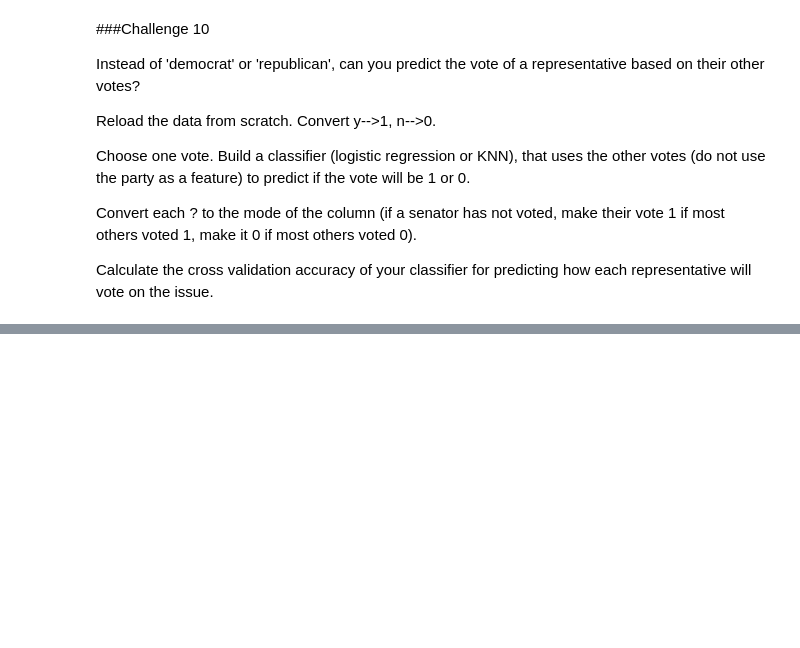
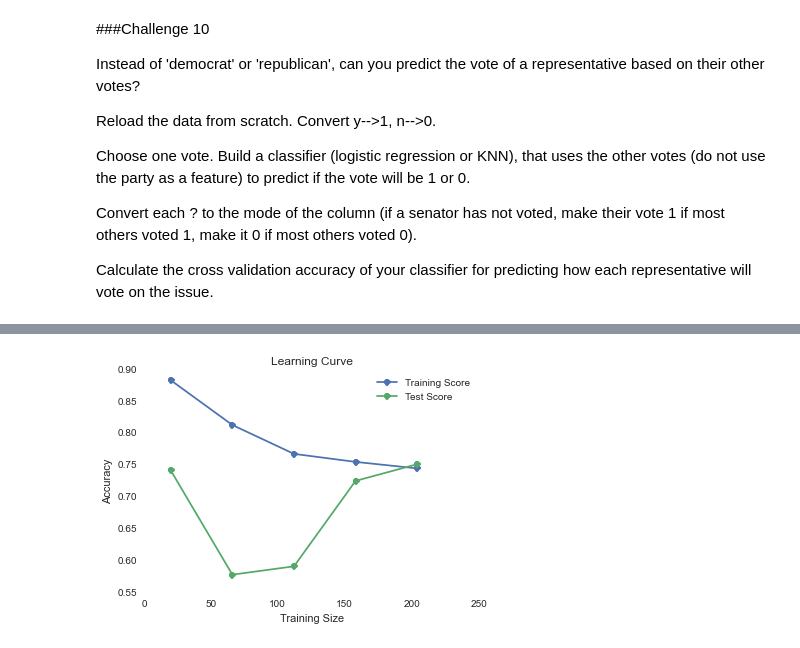
Before and after one commit to marcolunardi/GetData_Assignment, a Jupyter notebook: 04-mcnulty1/Supervised_Learning_Challenges/Dan/Supervised Learning Coding Exercises.ipynb, the cells around one changed output, grey strips where cells are left out. Saved outputs shown, nothing was run; the diff lists cells and outputs as text; code cells hidden in the pictures; blank space fills up the shorter version.

```diff
--- a/04-mcnulty1/Supervised_Learning_Challenges/Dan/Supervised Learning Coding Exercises.ipynb
+++ b/04-mcnulty1/Supervised_Learning_Challenges/Dan/Supervised Learning Coding Exercises.ipynb
@@ -413,0 +493,15 @@ What are the coefficients of logistic regression? Which features affect the outc
+# %%
+# split data into predictors/outcome
+# build a logistic regression model to predict survival after 5 years
+
+hm_predictor = haberman.iloc[:, :3]
+hm_outcome = haberman.iloc[:, 3]
+
+hm_train_input, hm_test_input, hm_train_outcome, hm_test_outcome = train_test_split(hm_predictor, hm_outcome, test_size = 0.33, random_state = 42)
+
+predict_survival = LogisticRegression()
+predict_survival.fit(hm_train_input, hm_train_outcome)
+pred_survival_results = predict_survival.predict(hm_test_input)
+
+hm_pred_acc = accuracy_score(hm_test_outcome, pred_survival_results)
+print "Logistic Regression accuracy of survival: " + "%.3f" % hm_pred_acc
@@ -413,0 +521,18 @@ What are the coefficients of logistic regression? Which features affect the outc
+# %%
+# create a learning curve of a logistic regression model
+
+hm_train_sizes, hm_train_scores, hm_test_scores = learning_curve(LogisticRegression(), hm_predictor, hm_outcome)
+
+hm_train_cv_err = np.mean(hm_train_scores,axis=1)
+hm_test_cv_err = np.mean(hm_test_scores,axis=1)
+
+plt.figure()
+plt.plot(hm_train_sizes, hm_train_cv_err, 'o-', label = "Training Score")
+plt.plot(hm_train_sizes, hm_test_cv_err, 'o-', label = "Test Score")
+plt.legend(loc="best")
+plt.title("Learning Curve")
+plt.xlabel("Training Size")
+plt.ylabel("Accuracy")
+plt.show()
+# %% [output]
+[figure, added]
```
Also changed, not shown: parts of 26 cells of this notebook, 1 other file.
